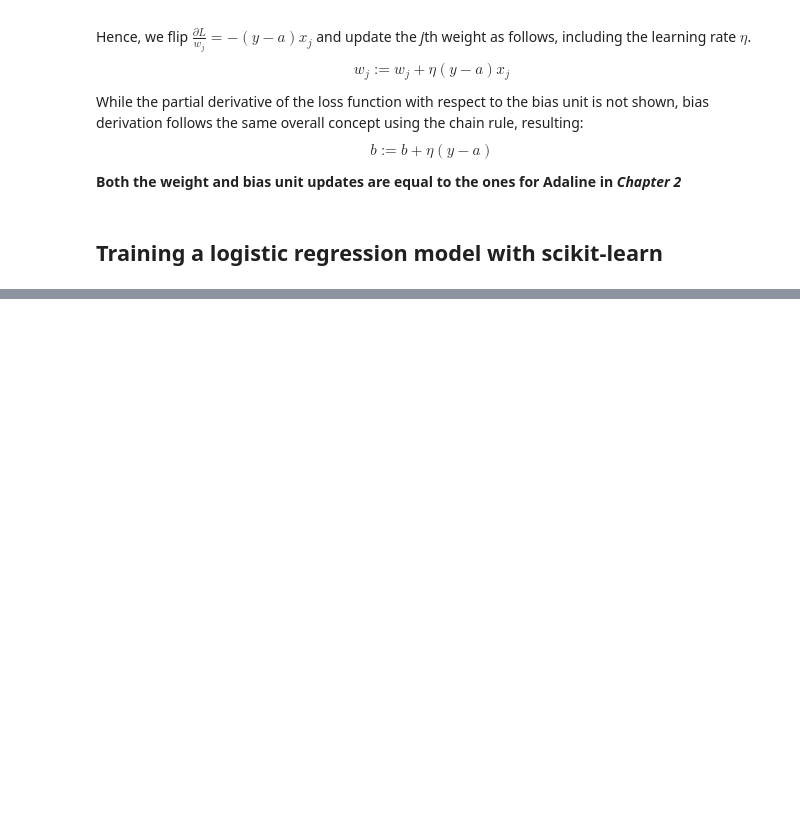
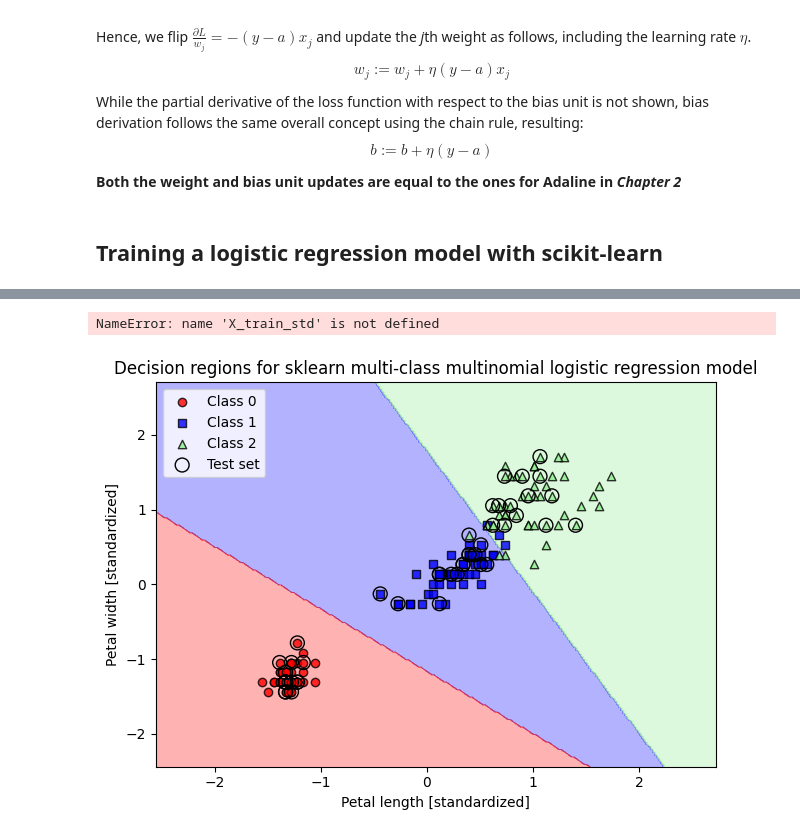
Before and after one commit to alvarooooooo/Machine-Learning-with-PyTorch-and-Scikit-Learn, a Jupyter notebook: Chapter-03/A-Tour-of-Machine-Learning-Classifiers-Using-Scikit-Learn.ipynb, the cells around one changed output, grey strips where cells are left out. Cells and saved outputs as stored; diff of their text form; code cells hidden in the pictures; blank space fills up the shorter version.

```diff
--- a/Chapter-03/A-Tour-of-Machine-Learning-Classifiers-Using-Scikit-Learn.ipynb
+++ b/Chapter-03/A-Tour-of-Machine-Learning-Classifiers-Using-Scikit-Learn.ipynb
@@ -551,0 +566,35 @@ $$
+# %%
+from sklearn.linear_model import LogisticRegression
+from sklearn.multiclass import OneVsRestClassifier
+
+# using OvR
+lr_ovr = OneVsRestClassifier(LogisticRegression(C=100, solver="lbfgs", random_state=1))
+lr_ovr.fit(X_train_std, y_train)
+
+plot_decision_regions(
+    X_combined_std,
+    y_combined,
+    classifier=lr_ovr,
+    test_idx=range(105, 150),
+    xlabel="Petal length [standardized]",
+    ylabel="Petal width [standardized]",
+    title="Decision regions for sklearn multi-class OvR logistic regression model",
+)
+# %% [output]
+NameError: name 'X_train_std' is not defined
+# %%
+# using multinomial
+lr_multinomial = LogisticRegression(C=100, solver="lbfgs", random_state=1)
+lr_multinomial.fit(X_train_std, y_train)
+
+plot_decision_regions(
+    X_combined_std,
+    y_combined,
+    classifier=lr_multinomial,
+    test_idx=range(105, 150),
+    xlabel="Petal length [standardized]",
+    ylabel="Petal width [standardized]",
+    title="Decision regions for sklearn multi-class multinomial logistic regression model",
+)
+# %% [output]
+[figure, added]
```
Also changed, not shown: parts of 2 cells of this notebook.
